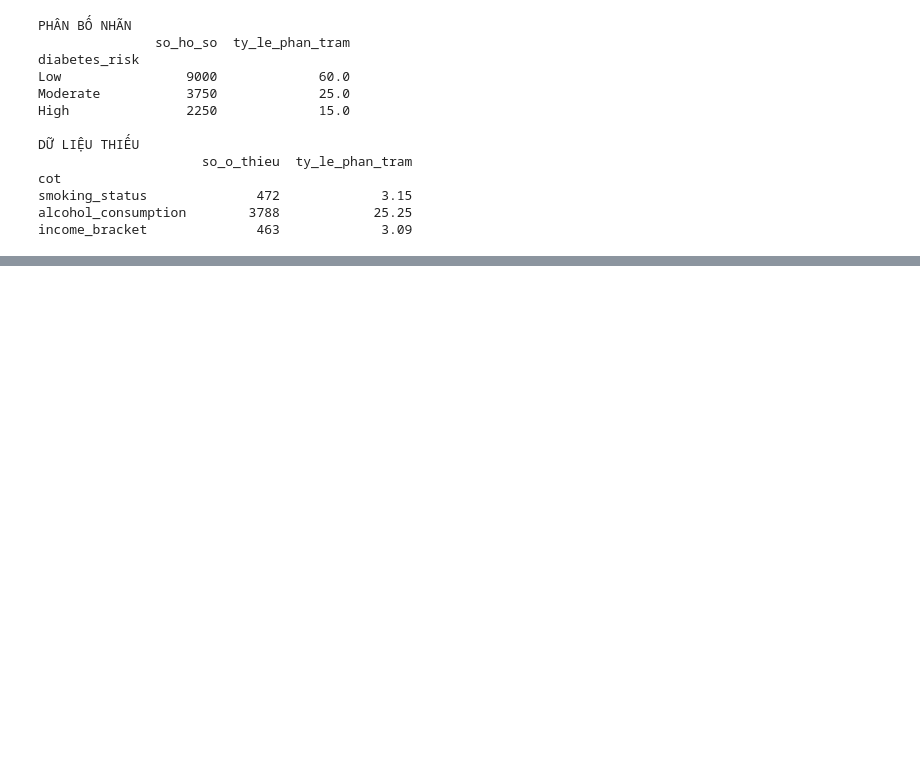
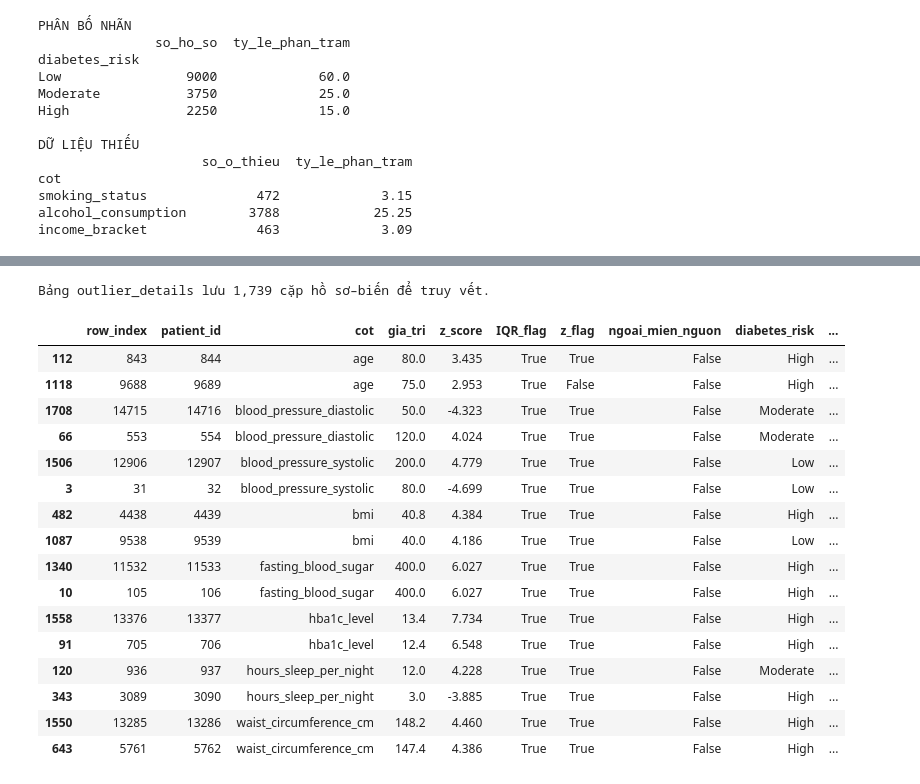
Before and after one commit to hoankhtn/Diabetes_Risk, a Jupyter notebook: notebooks/01_collection_exploration.ipynb, the cells around one changed output, grey strips where cells are left out. Drawn from its saved outputs; the diff is of its cells as text; code cells hidden in the pictures; blank space fills up the shorter version.

```diff
--- a/notebooks/01_collection_exploration.ipynb
+++ b/notebooks/01_collection_exploration.ipynb
@@ -170,0 +424,42 @@ income_bracket              463             3.09
+# %%
+# Bảng dài giữ đầy đủ mọi cặp (hồ sơ, biến) bị một trong hai phương pháp gắn cờ.
+flagged_pairs = union_flags.stack()
+flagged_pairs = flagged_pairs[flagged_pairs].index
+outlier_details = pd.DataFrame([
+    {
+        "row_index": row, "patient_id": df.at[row, "patient_id"], "cot": col,
+        "gia_tri": df.at[row, col], "z_score": z_scores.at[row, col],
+        "IQR_flag": bool(iqr_flags.at[row, col]), "z_flag": bool(z_flags.at[row, col]),
+        "ngoai_mien_nguon": bool(source_violation.at[row, col]),
+        "diabetes_risk": df.at[row, "diabetes_risk"],
+    }
+    for row, col in flagged_pairs
+], columns=["row_index", "patient_id", "cot", "gia_tri", "z_score", "IQR_flag",
+            "z_flag", "ngoai_mien_nguon", "diabetes_risk"])
+# In tối đa 2 điểm có |z| lớn nhất mỗi biến; toàn bộ vẫn ở outlier_details.
+review_examples = (
+    outlier_details.assign(abs_z=lambda x: x["z_score"].abs())
+    .sort_values("abs_z", ascending=False)
+    .groupby("cot", sort=False).head(2).sort_values(["cot", "abs_z"], ascending=[True, False])
+)
+display(review_examples.round(3))
+print(f"Bảng outlier_details lưu {len(outlier_details):,} cặp hồ sơ–biến để truy vết.")
+# %% [output]
+Bảng outlier_details lưu 1,739 cặp hồ sơ–biến để truy vết.
+|  | row_index | patient_id | cot | gia_tri | z_score | IQR_flag | z_flag | ngoai_mien_nguon | diabetes_risk | ... |
+| 112 | 843 | 844 | age | 80.0 | 3.435 | True | True | False | High | ... |
+| 1118 | 9688 | 9689 | age | 75.0 | 2.953 | True | False | False | High | ... |
+| 1708 | 14715 | 14716 | blood_pressure_diastolic | 50.0 | -4.323 | True | True | False | Moderate | ... |
+| 66 | 553 | 554 | blood_pressure_diastolic | 120.0 | 4.024 | True | True | False | Moderate | ... |
+| 1506 | 12906 | 12907 | blood_pressure_systolic | 200.0 | 4.779 | True | True | False | Low | ... |
+| 3 | 31 | 32 | blood_pressure_systolic | 80.0 | -4.699 | True | True | False | Low | ... |
+| 482 | 4438 | 4439 | bmi | 40.8 | 4.384 | True | True | False | High | ... |
+| 1087 | 9538 | 9539 | bmi | 40.0 | 4.186 | True | True | False | Low | ... |
+| 1340 | 11532 | 11533 | fasting_blood_sugar | 400.0 | 6.027 | True | True | False | High | ... |
+| 10 | 105 | 106 | fasting_blood_sugar | 400.0 | 6.027 | True | True | False | High | ... |
+| 1558 | 13376 | 13377 | hba1c_level | 13.4 | 7.734 | True | True | False | High | ... |
+| 91 | 705 | 706 | hba1c_level | 12.4 | 6.548 | True | True | False | High | ... |
+| 120 | 936 | 937 | hours_sleep_per_night | 12.0 | 4.228 | True | True | False | Moderate | ... |
+| 343 | 3089 | 3090 | hours_sleep_per_night | 3.0 | -3.885 | True | True | False | High | ... |
+| 1550 | 13285 | 13286 | waist_circumference_cm | 148.2 | 4.460 | True | True | False | High | ... |
+| 643 | 5761 | 5762 | waist_circumference_cm | 147.4 | 4.386 | True | True | False | High | ... |
```
Also changed, not shown: parts of 23 cells of this notebook.
